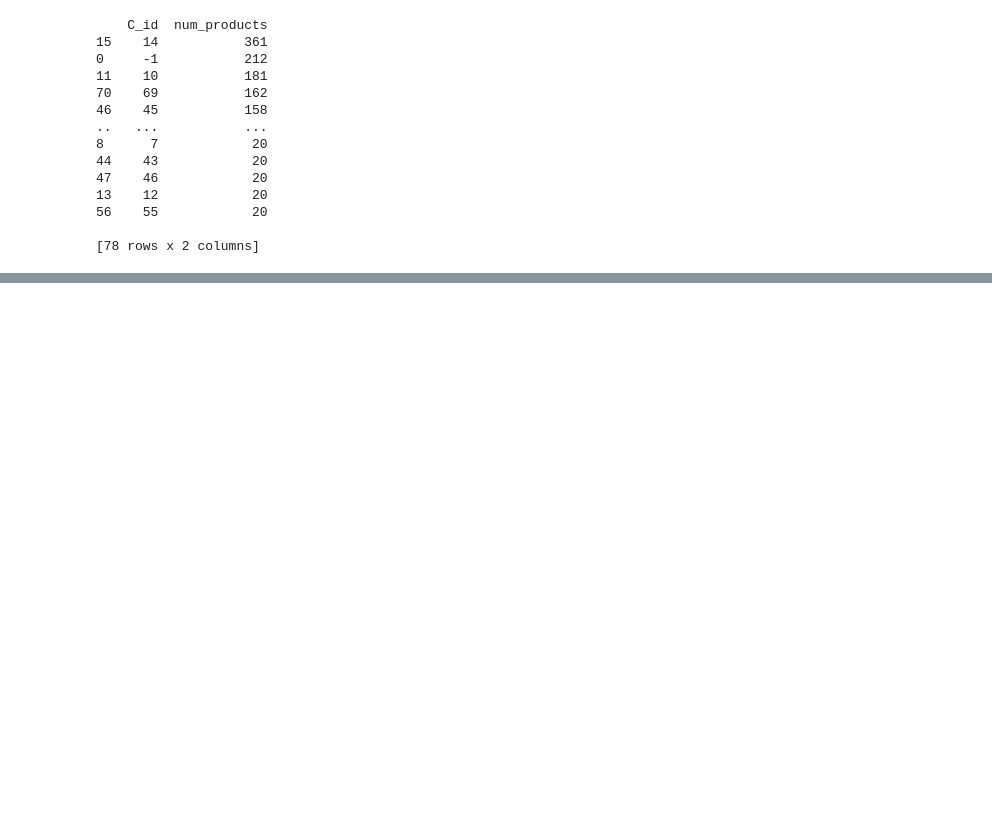
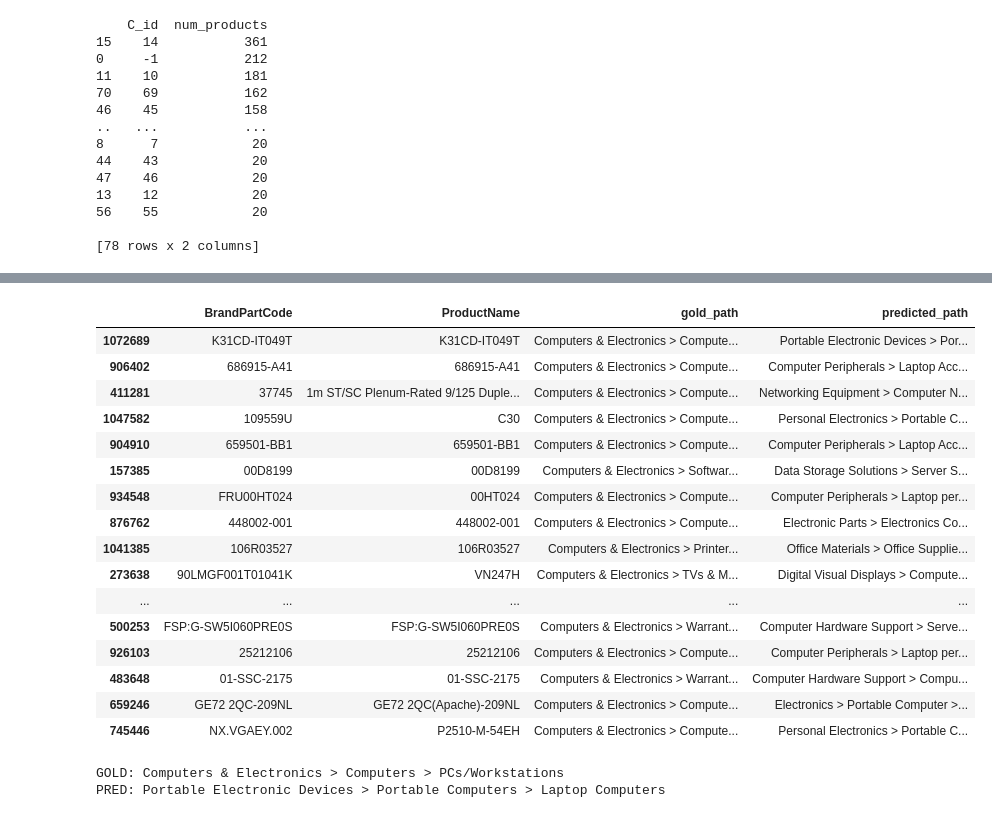
Before and after one commit to AlistairPereira/Taxonomy_Buidling_Textual_Corpora, a Jupyter notebook: prompt_engineering/prompt_engineering_truncate_4_level.ipynb, the cells around one changed output, grey strips where cells are left out. Saved outputs shown, nothing was run; the diff lists cells and outputs as text; code cells hidden in the pictures; blank space fills up the shorter version.

```diff
--- a/prompt_engineering/prompt_engineering_truncate_4_level.ipynb
+++ b/prompt_engineering/prompt_engineering_truncate_4_level.ipynb
@@ -1345,0 +1381,60 @@ taxonomy_summary.head(20)
+# %%
+# 2) Build GOLDEN path: from original Icecat A, B, C
+df_clean["gold_path"] = (
+    df_clean["A"].fillna("").str.strip() + " > " +
+    df_clean["B"].fillna("").str.strip() + " > " +
+    df_clean["C"].fillna("").str.strip()
+)
+
+# 3) Build PREDICTED path: from discovered A_name, B_name, C_name
+df_clean["predicted_path"] = (
+    df_clean["A_name"].fillna("").str.strip() + " > " +
+    df_clean["B_name"].fillna("").str.strip() + " > " +
+    df_clean["C_name"].fillna("").str.strip()
+)
+
+# 4) (Optional but useful later) normalized lowercase versions
+def normalize_path_col(s):
+    return (
+        s.fillna("")
+         .str.strip()
+         .str.lower()
+         .str.replace(r"\s+", " ", regex=True)
+    )
+
+df_clean["gold_path_norm"] = normalize_path_col(df_clean["gold_path"])
+df_clean["predicted_path_norm"] = normalize_path_col(df_clean["predicted_path"])
+
+# 5) Quick sanity check
+import pandas as pd
+
+pd.set_option("display.max_colwidth", None)
+
+df_clean[["BrandPartCode", "ProductName", "gold_path", "predicted_path"]].head(20)
+
+# df_clean[["BrandPartCode","ProductName", "gold_path", "predicted_path"]].head(10)
+# %% [output]
+|  | BrandPartCode | ProductName | gold_path | predicted_path |
+| 1072689 | K31CD-IT049T | K31CD-IT049T | Computers & Electronics > Compute... | Portable Electronic Devices > Por... |
+| 906402 | 686915-A41 | 686915-A41 | Computers & Electronics > Compute... | Computer Peripherals > Laptop Acc... |
+| 411281 | 37745 | 1m ST/SC Plenum-Rated 9/125 Duple... | Computers & Electronics > Compute... | Networking Equipment > Computer N... |
+| 1047582 | 109559U | C30 | Computers & Electronics > Compute... | Personal Electronics > Portable C... |
+| 904910 | 659501-BB1 | 659501-BB1 | Computers & Electronics > Compute... | Computer Peripherals > Laptop Acc... |
+| 157385 | 00D8199 | 00D8199 | Computers & Electronics > Softwar... | Data Storage Solutions > Server S... |
+| 934548 | FRU00HT024 | 00HT024 | Computers & Electronics > Compute... | Computer Peripherals > Laptop per... |
+| 876762 | 448002-001 | 448002-001 | Computers & Electronics > Compute... | Electronic Parts > Electronics Co... |
+| 1041385 | 106R03527 | 106R03527 | Computers & Electronics > Printer... | Office Materials > Office Supplie... |
+| 273638 | 90LMGF001T01041K | VN247H | Computers & Electronics > TVs & M... | Digital Visual Displays > Compute... |
+| ... | ... | ... | ... | ... |
+| 500253 | FSP:G-SW5I060PRE0S | FSP:G-SW5I060PRE0S | Computers & Electronics > Warrant... | Computer Hardware Support > Serve... |
+| 926103 | 25212106 | 25212106 | Computers & Electronics > Compute... | Computer Peripherals > Laptop per... |
+| 483648 | 01-SSC-2175 | 01-SSC-2175 | Computers & Electronics > Warrant... | Computer Hardware Support > Compu... |
+| 659246 | GE72 2QC-209NL | GE72 2QC(Apache)-209NL | Computers & Electronics > Compute... | Electronics > Portable Computer >... |
+| 745446 | NX.VGAEY.002 | P2510-M-54EH | Computers & Electronics > Compute... | Personal Electronics > Portable C... |
+# %%
+row_id = 1072689   # or any index
+print("GOLD:", df_clean.loc[row_id, "gold_path"])
+print("PRED:", df_clean.loc[row_id, "predicted_path"])
+# %% [output]
+GOLD: Computers & Electronics > Computers > PCs/Workstations
+PRED: Portable Electronic Devices > Portable Computers > Laptop Computers
```
Also changed, not shown: parts of 40 cells of this notebook.
